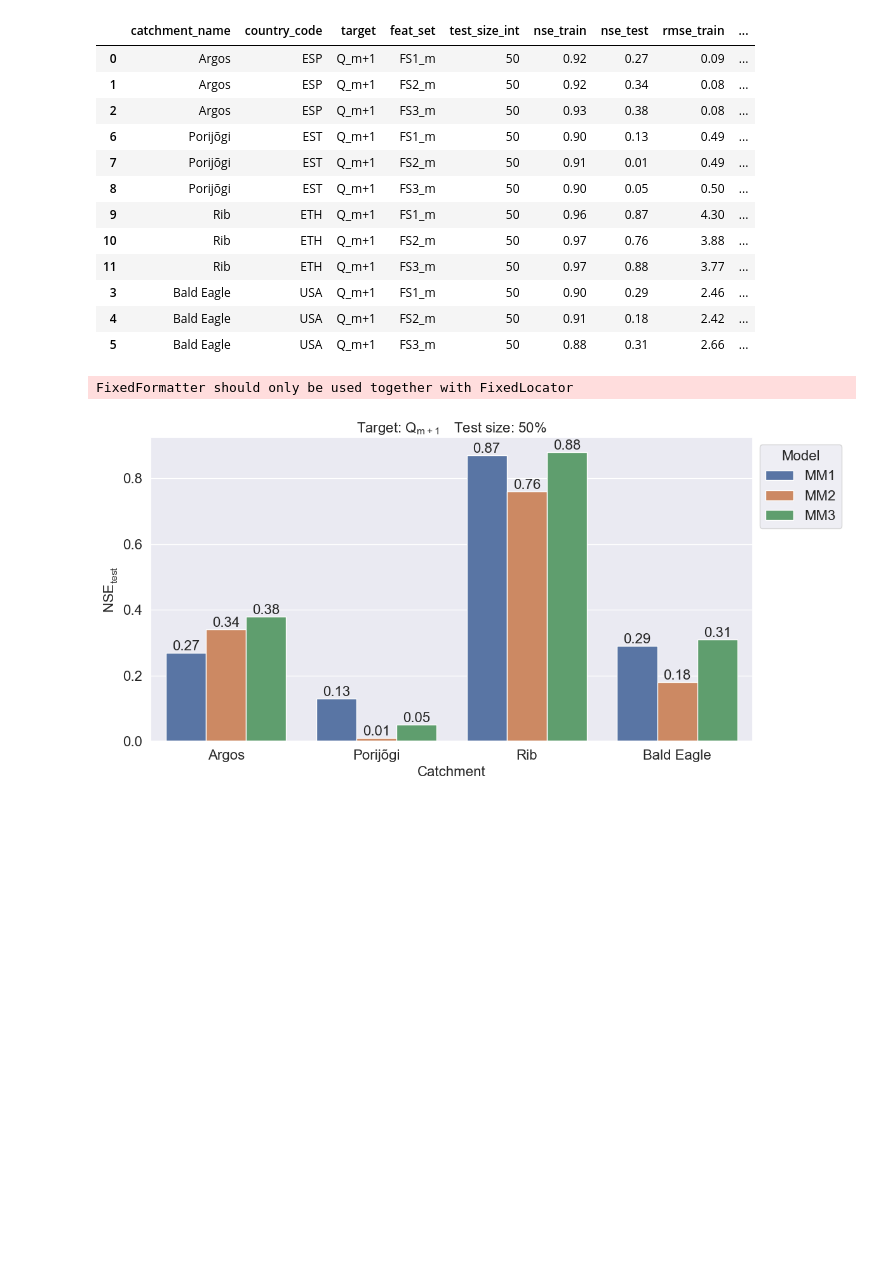
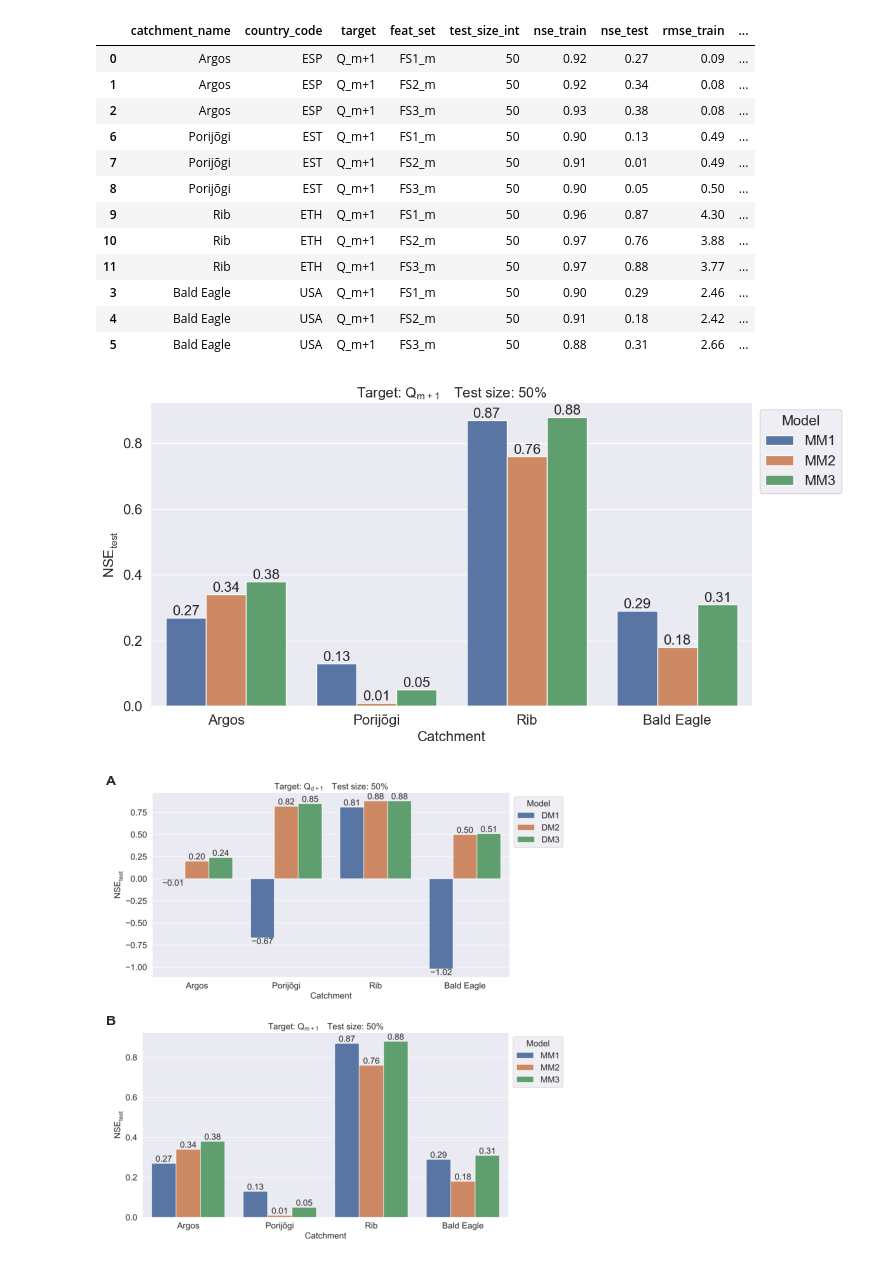
Before and after one commit to LandscapeGeoinformatics/flow_swat_ml_paper, a Jupyter notebook: notebooks/visualize_rf_performance.ipynb, the cells around one changed output. Saved outputs shown, nothing was run; the diff lists cells and outputs as text; code cells hidden in the pictures; blank space fills up the shorter version.

```diff
--- a/notebooks/visualize_rf_performance.ipynb
+++ b/notebooks/visualize_rf_performance.ipynb
@@ -42,7 +40,7 @@ feat_set_list = ['FS1_d', 'FS2_d', 'FS3_d']
 # test_size_list = [0.5, 0.4, 0.3, 0.2, 0.1]
 test_size_list = [0.5]
 # %%
-results_df = pd.read_csv(f'ml/{target}_rf_metrics.csv')
+results_df = pd.read_csv(f'Z:/landscape_geoinfo/swat_models/swat_ml_comparison/rf/ml/{target}_rf_metrics.csv')
 results_df = results_df.sort_values('country_code')
 # %%
 results_df
@@ -68,19 +66,22 @@ for test_size in test_size_list:
     subset = results_df[results_df['test_size_int'] == test_size_int].reset_index(drop=True)
     fig, ax = plt.subplots(1, 1, figsize=(12, 6))
     sns.barplot(y='nse_test', x='country_code', data=subset, hue='feat_set', ax=ax)
-    ax.set_xticklabels([utils.get_catchment_name(country_code) for country_code in country_codes], fontsize=fontsize)
+    ax.set_xticklabels(
+        [utils.get_catchment_name(country_code) for country_code in country_codes], fontsize=fontsize
+    )
     ax.set_yticklabels(ax.get_yticklabels(), fontsize=fontsize)
     ax.set_xlabel('Catchment', fontsize=fontsize)
     ax.set_ylabel('$\mathregular{NSE_{test}}$', fontsize=fontsize)
     for container in ax.containers:
-        ax.bar_label(container, fontsize=fontsize)
+        labels = [f'{label:.2f}'.replace('-', '\u2212') for label in container.datavalues]
+        ax.bar_label(container, labels=labels, fontsize=fontsize)
     legend_handles, legend_labels = ax.get_legend_handles_labels()
     legend_labels = [
         utils.get_model_name(feat_set) for feat_set in subset['feat_set'].unique()
     ]
     plt.legend(
-        handles=legend_handles, labels=legend_labels, bbox_to_anchor=(1, 1), loc=2, title='Model', title_fontsize=fontsize,
-        fontsize=fontsize
+        handles=legend_handles, labels=legend_labels, bbox_to_anchor=(1, 1), loc=2, title='Model',
+        title_fontsize=fontsize, fontsize=fontsize
     )
     plt.title(
         'Target: ' + f"$\mathregular{{{target.split('_')[0]}}}_\mathregular{{{target.split('_')[1]}}}$" +
@@ -101,7 +101,7 @@ feat_set_list = ['FS1_m', 'FS2_m', 'FS3_m']
 # test_size_list = [0.5, 0.4, 0.3, 0.2, 0.1]
 test_size_list = [0.5]
 # %%
-results_df = pd.read_csv(f'ml/{target}_rf_metrics.csv')
+results_df = pd.read_csv(f'Z:/landscape_geoinfo/swat_models/swat_ml_comparison/rf/ml/{target}_rf_metrics.csv')
 results_df = results_df.sort_values('country_code')
 # %%
 results_df
@@ -127,19 +127,22 @@ for test_size in test_size_list:
     subset = results_df[results_df['test_size_int'] == test_size_int].reset_index(drop=True)
     fig, ax = plt.subplots(1, 1, figsize=(12, 6))
     sns.barplot(y='nse_test', x='country_code', data=subset, hue='feat_set', ax=ax)
-    ax.set_xticklabels([utils.get_catchment_name(country_code) for country_code in country_codes], fontsize=fontsize)
+    ax.set_xticklabels(
+        [utils.get_catchment_name(country_code) for country_code in country_codes], fontsize=fontsize
+    )
     ax.set_yticklabels(ax.get_yticklabels(), fontsize=fontsize)
     ax.set_xlabel('Catchment', fontsize=fontsize)
     ax.set_ylabel('$\mathregular{NSE_{test}}$', fontsize=fontsize)
     for container in ax.containers:
-        ax.bar_label(container, fontsize=fontsize)
+        labels = [f'{label:.2f}'.replace('-', '\u2212') for label in container.datavalues]
+        ax.bar_label(container, labels=labels, fontsize=fontsize)
     legend_handles, legend_labels = ax.get_legend_handles_labels()
     legend_labels = [
         utils.get_model_name(feat_set) for feat_set in subset['feat_set'].unique()
     ]
     plt.legend(
-        handles=legend_handles, labels=legend_labels, bbox_to_anchor=(1, 1), loc=2, title='Model', title_fontsize=fontsize,
-        fontsize=fontsize
+        handles=legend_handles, labels=legend_labels, bbox_to_anchor=(1, 1), loc=2, title='Model',
+        title_fontsize=fontsize, fontsize=fontsize
     )
     plt.title(
         'Target: ' + f"$\mathregular{{{target.split('_')[0]}}}_\mathregular{{{target.split('_')[1]}}}$" +
@@ -150,5 +153,18 @@ for test_size in test_size_list:
     plt.tight_layout()
     plt.savefig(f'{fig_dir}/{target}_rf_performance_{test_size_int}.png', dpi=300)
 # %% [output]
-FixedFormatter should only be used together with FixedLocator
 [figure]
+# %%
+# Combine plots
+targets = ['Q_d+1', 'Q_m+1']
+images = [f'{fig_dir}/{target}_rf_performance_{test_size_int}.png' for target in targets]
+letters = ['A', 'B']
+fig, axes = plt.subplots(2, 1, layout='compressed')
+for image, letter, ax in zip(images, letters, axes.flatten()):
+    img = mpimg.imread(image)
+    ax.imshow(img)
+    ax.axis('off')
+    ax.text(0, 1, letter, transform=ax.transAxes, fontsize=10, fontweight='bold', verticalalignment='top')
+plt.savefig(f'{fig_dir}/nse_rf_performance_combined.png', dpi=300, bbox_inches='tight')
+# %% [output]
+[figure, added]
```
Also changed, not shown: parts of 4 cells of this notebook.
